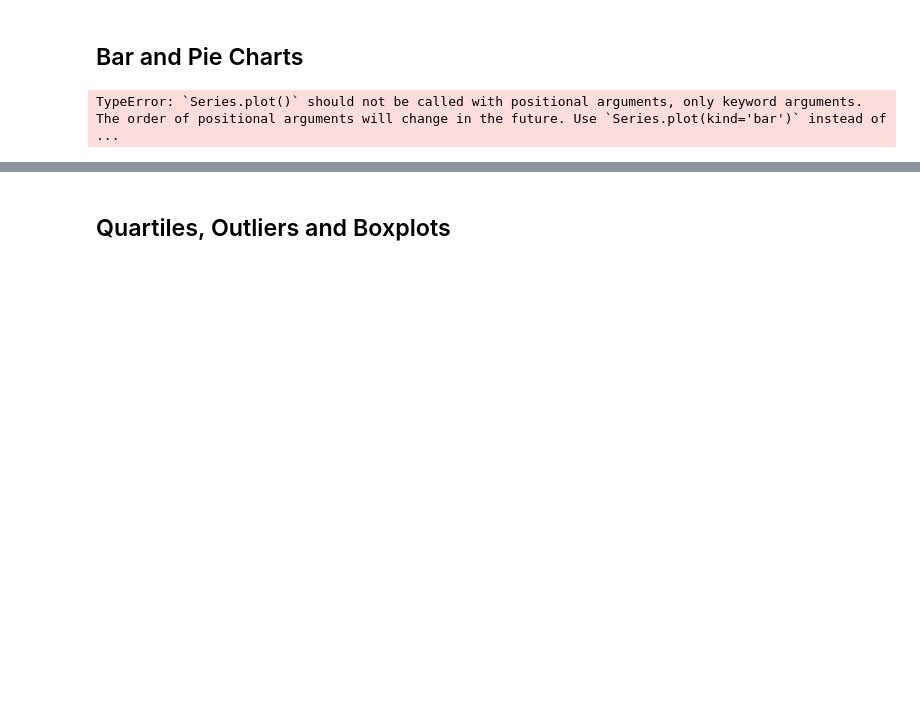
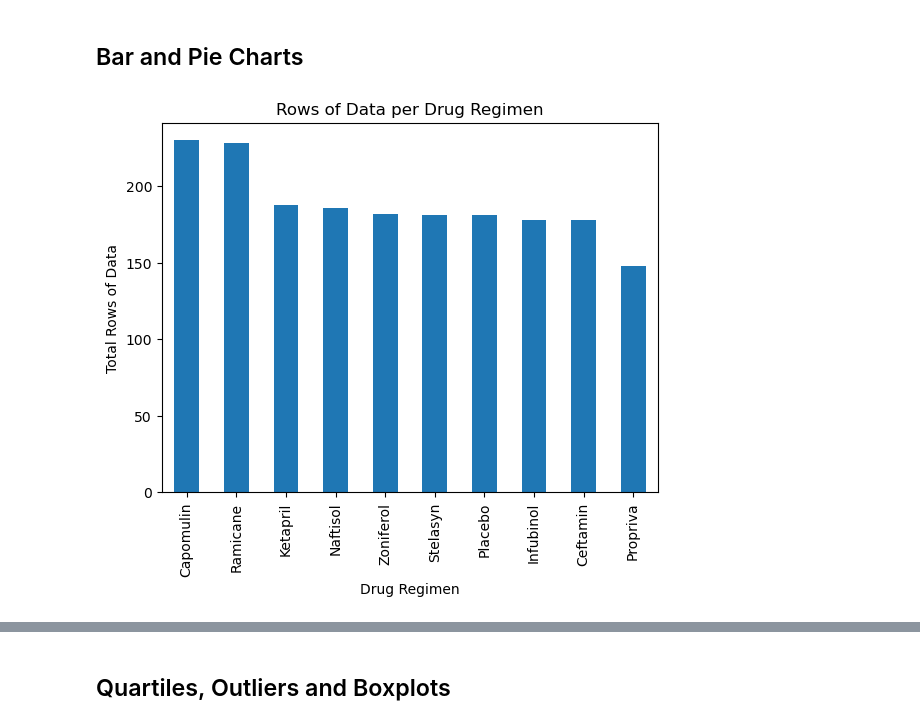
Before and after one commit to redpandata19/Matplotlib-challenge, a Jupyter notebook: Pymaceuticals/pymaceuticals_starter.ipynb, the cells around one changed output, grey strips where cells are left out. Drawn from its saved outputs; the diff is of its cells as text; code cells hidden in the pictures; blank space fills up the shorter version.

Commit message:
bar and pie charts added

```diff
--- a/Pymaceuticals/pymaceuticals_starter.ipynb
+++ b/Pymaceuticals/pymaceuticals_starter.ipynb
@@ -154,12 +155,12 @@ mice_agg
 ## Bar and Pie Charts
 # %%
 # Generate a bar plot showing the total number of rows (Mouse ID/Timepoints) for each drug regimen using Pandas.
+# https://pandas.pydata.org/pandas-docs/stable/reference/api/pandas.DataFrame.plot.html
 drug_count = mice_trimmed_df['Drug Regimen'].value_counts()
-drug_count.plot(kind)
-# x_axis = []
-# y_axis =
-# plt.bar()
+drug_count.plot(kind='bar', title='Rows of Data per Drug Regimen', xlabel='Drug Regimen',ylabel='Total Rows of Data')
+plt.savefig("Images/Pandas_bar_drugregimen.png")
+plt.show()
 # %% [output]
-TypeError: `Series.plot()` should not be called with positional arguments, only keyword arguments. The order of positional arguments will change in the future. Use `Series.plot(kind='bar')` instead of ...
+[figure, added]
 # %%
 # Generate a bar plot showing the total number of rows (Mouse ID/Timepoints) for each drug regimen using pyplot.
```
Also changed, not shown: parts of 5 cells of this notebook, 4 other files.
